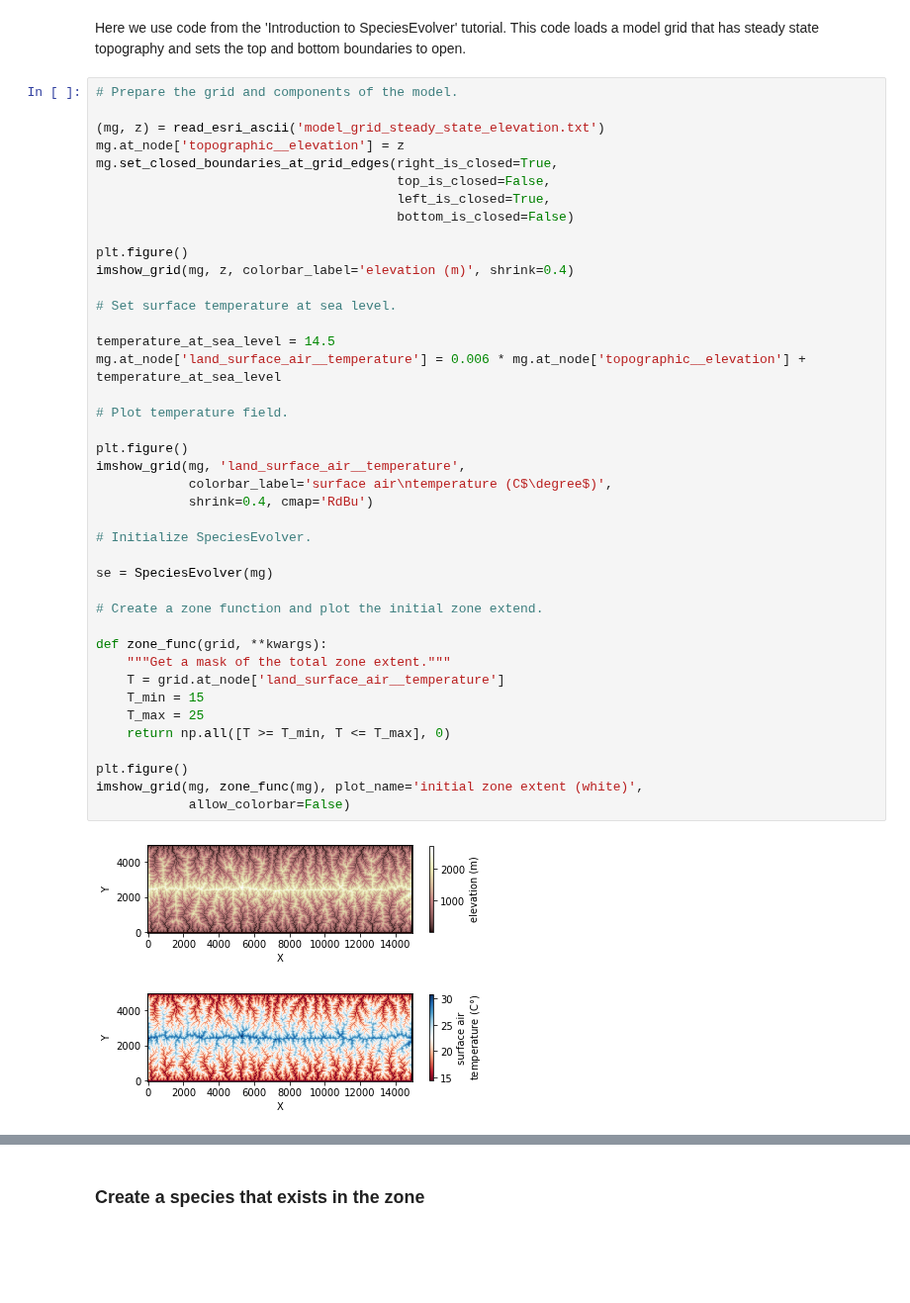
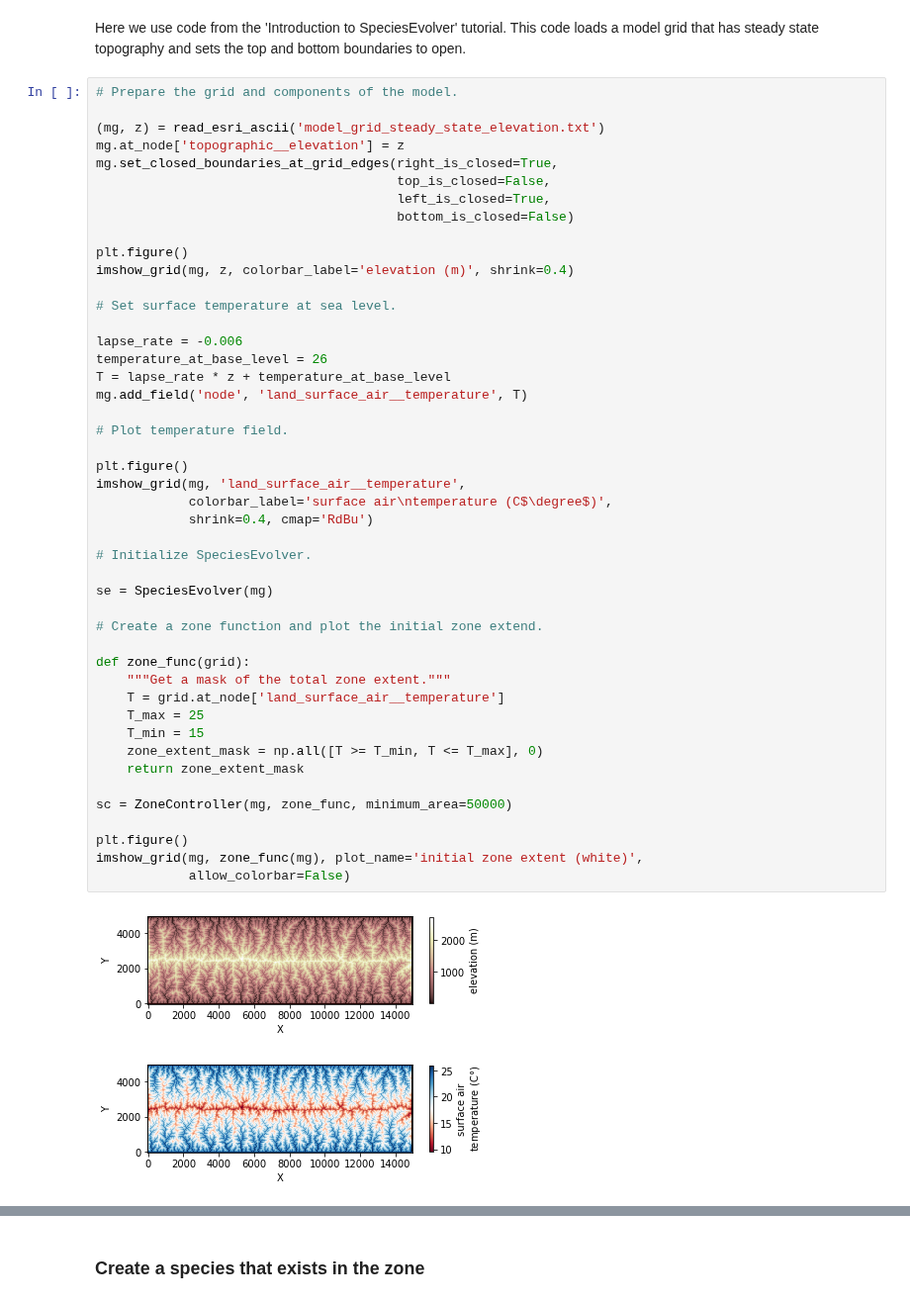
Before and after one commit to landlab/tutorials, a Jupyter notebook: species_evolution/Customize_ZoneSpecies.ipynb, the cells around one changed output, grey strips where cells are left out. Shown at 99% size. Drawn from its saved outputs; the diff is of its cells as text; blank space fills up the shorter version.

```diff
--- a/species_evolution/Customize_ZoneSpecies.ipynb
+++ b/species_evolution/Customize_ZoneSpecies.ipynb
@@ -74,36 +74,41 @@ mg.set_closed_boundaries_at_grid_edges(right_is_closed=True,
                                        bottom_is_closed=False)
 
 plt.figure()
 imshow_grid(mg, z, colorbar_label='elevation (m)', shrink=0.4)
 
 # Set surface temperature at sea level.
 
-temperature_at_sea_level = 14.5
-mg.at_node['land_surface_air__temperature'] = 0.006 * mg.at_node['topographic__elevation'] + temperature_at_sea_level
+lapse_rate = -0.006
+temperature_at_base_level = 26
+T = lapse_rate * z + temperature_at_base_level
+mg.add_field('node', 'land_surface_air__temperature', T)
 
 # Plot temperature field.
 
 plt.figure()
 imshow_grid(mg, 'land_surface_air__temperature',
             colorbar_label='surface air\ntemperature (C$\degree$)',
             shrink=0.4, cmap='RdBu')
 
 # Initialize SpeciesEvolver.
 
 se = SpeciesEvolver(mg)
 
 # Create a zone function and plot the initial zone extend.
 
-def zone_func(grid, **kwargs):
+def zone_func(grid):
     """Get a mask of the total zone extent."""
     T = grid.at_node['land_surface_air__temperature']
+    T_max = 25
     T_min = 15
-    T_max = 25
-    return np.all([T >= T_min, T <= T_max], 0)
+    zone_extent_mask = np.all([T >= T_min, T <= T_max], 0)
+    return zone_extent_mask
+
+sc = ZoneController(mg, zone_func, minimum_area=50000)
 
 plt.figure()
 imshow_grid(mg, zone_func(mg), plot_name='initial zone extent (white)',
             allow_colorbar=False)
 # %% [output]
 [figure]
-[figure, old version]
+[figure, new version]
```
Also changed, not shown: parts of 13 cells of this notebook, 1 other file.
